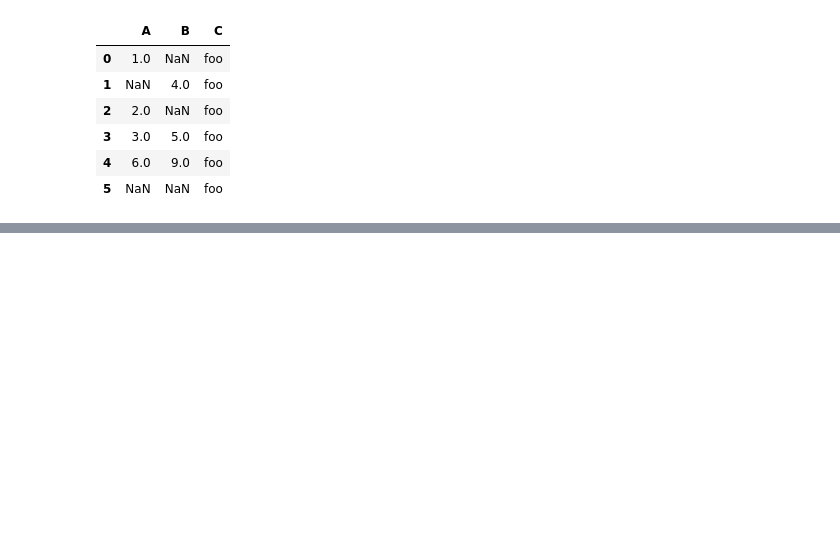
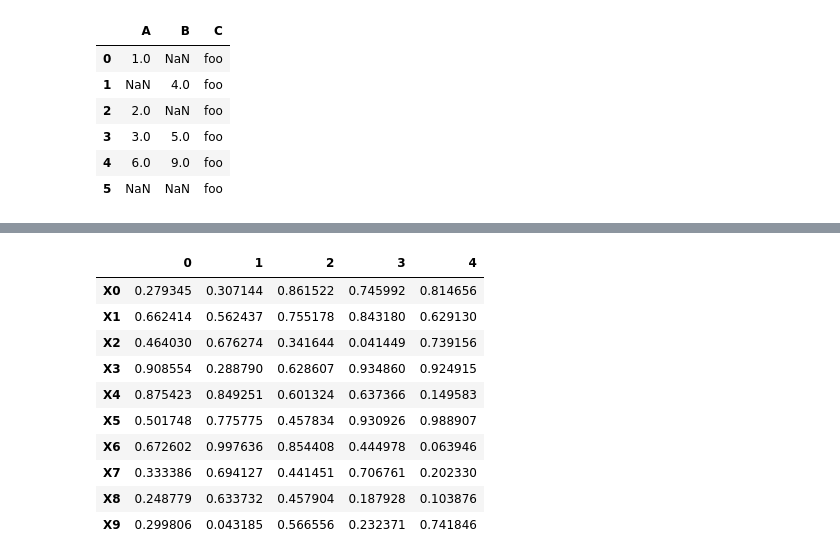
Before and after one commit to knightzz1998/ModelWhale, a Jupyter notebook: pandas/Pandas基础命令速查表.ipynb, the cells around one changed output, grey strips where cells are left out. Saved outputs shown, nothing was run; the diff lists cells and outputs as text; code cells hidden in the pictures; blank space fills up the shorter version.

```diff
--- a/pandas/Pandas基础命令速查表.ipynb
+++ b/pandas/Pandas基础命令速查表.ipynb
@@ -413,0 +558,20 @@ res
+# %%
+# 改变全体索引
+df = pd.DataFrame(np.random.rand(10,5))
+
+def set_index(x):
+    return 'X' + str(x)
+# 使用函数改变索引
+df.rename(index=set_index)
+# %% [output]
+|  | 0 | 1 | 2 | 3 | 4 |
+| X0 | 0.279345 | 0.307144 | 0.861522 | 0.745992 | 0.814656 |
+| X1 | 0.662414 | 0.562437 | 0.755178 | 0.843180 | 0.629130 |
+| X2 | 0.464030 | 0.676274 | 0.341644 | 0.041449 | 0.739156 |
+| X3 | 0.908554 | 0.288790 | 0.628607 | 0.934860 | 0.924915 |
+| X4 | 0.875423 | 0.849251 | 0.601324 | 0.637366 | 0.149583 |
+| X5 | 0.501748 | 0.775775 | 0.457834 | 0.930926 | 0.988907 |
+| X6 | 0.672602 | 0.997636 | 0.854408 | 0.444978 | 0.063946 |
+| X7 | 0.333386 | 0.694127 | 0.441451 | 0.706761 | 0.202330 |
+| X8 | 0.248779 | 0.633732 | 0.457904 | 0.187928 | 0.103876 |
+| X9 | 0.299806 | 0.043185 | 0.566556 | 0.232371 | 0.741846 |
```
Also changed, not shown: parts of 42 cells of this notebook.
